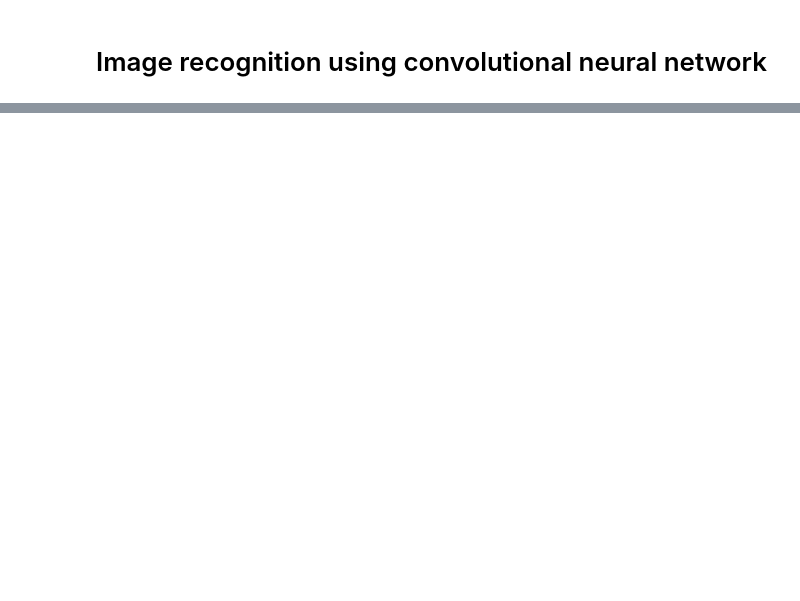
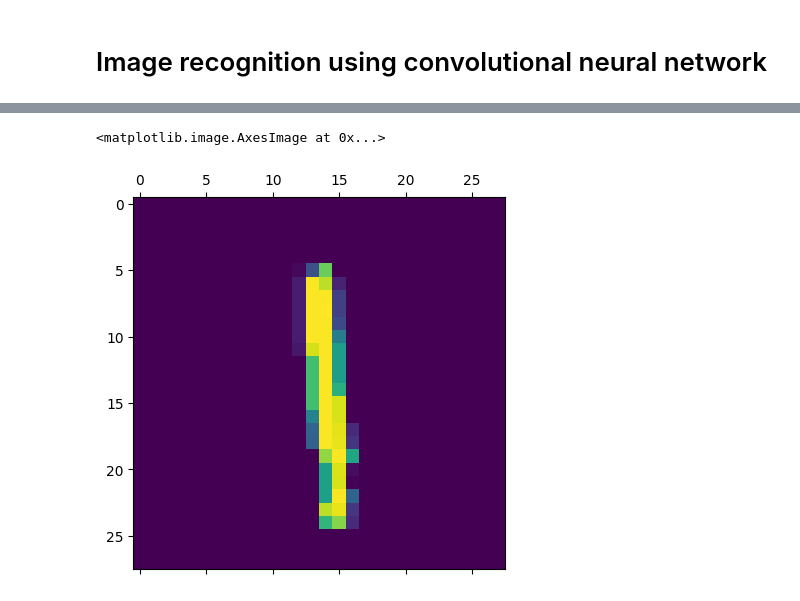
Before and after one commit to Vishwa2684/digit-recognizer, a Jupyter notebook: model.ipynb, the cells around one changed output, grey strips where cells are left out. Saved outputs shown, nothing was run; the diff lists cells and outputs as text; code cells hidden in the pictures; blank space fills up the shorter version.

```diff
--- a/model.ipynb
+++ b/model.ipynb
@@ -104,0 +149,7 @@ print(np.argmax(y_pred[11]))
+# %%
+# Time to predict shit with model
+
+plt.matshow(train_img[8])
+# %% [output]
+<matplotlib.image.AxesImage at 0x...>
+[figure, added]
```
Also changed, not shown: parts of 9 cells of this notebook.
